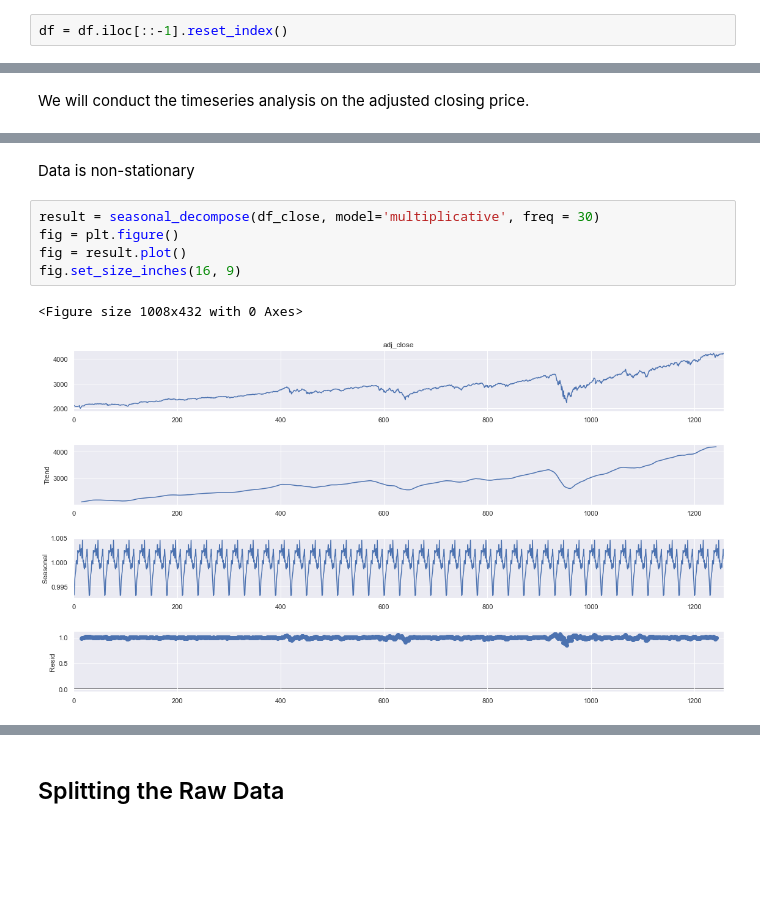
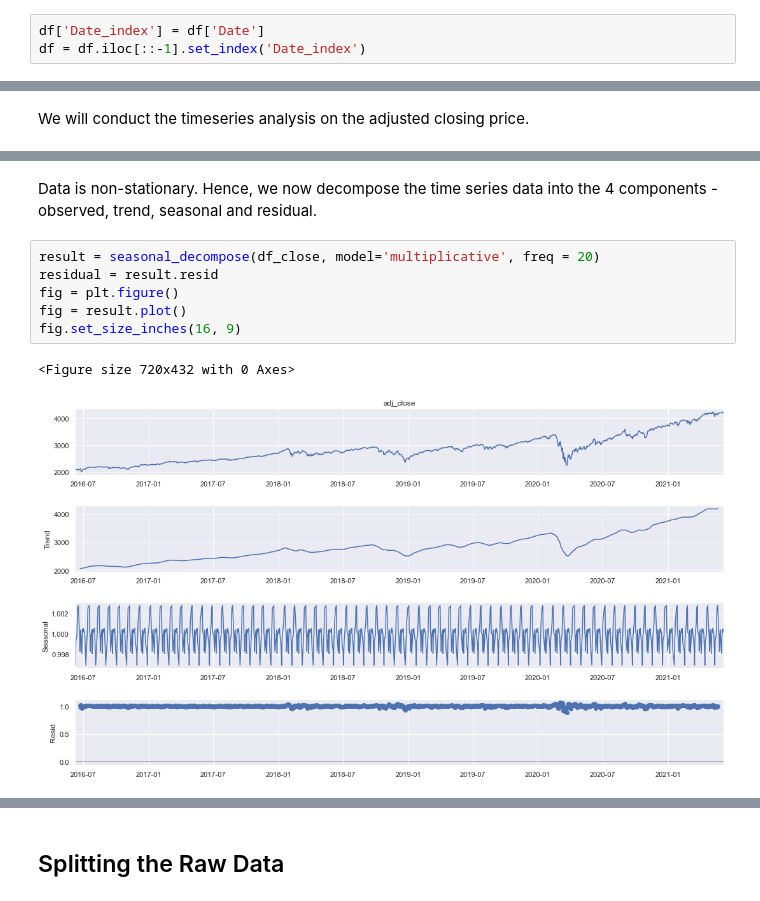
Before and after one commit to edologgerbird/SP500-forecast, a Jupyter notebook: SP500-forecasting.ipynb, the cells around one changed output, grey strips where cells are left out. Drawn from its saved outputs; the diff is of its cells as text; blank space fills up the shorter version.

Commit message:
check seasonality

```diff
--- a/SP500-forecasting.ipynb
+++ b/SP500-forecasting.ipynb
@@ -174,4 +174,5 @@ adj_close
 Volume
 [figure]
 # %%
-df = df.iloc[::-1].reset_index()
+df['Date_index'] = df['Date']
+df = df.iloc[::-1].set_index('Date_index')
@@ -260,13 +277,14 @@ critical value (1%)              -3.435601
 critical value (5%)              -2.863859
 critical value (10%)             -2.568004
 dtype: float64
-# %% [markdown]
-Data is non-stationary
+# %% [markdown]
+Data is non-stationary. Hence, we now decompose the time series data into the 4 components - observed, trend, seasonal and residual.
 # %%
-result = seasonal_decompose(df_close, model='multiplicative', freq = 30)
+result = seasonal_decompose(df_close, model='multiplicative', freq = 20)
+residual = result.resid
 fig = plt.figure()
 fig = result.plot()
 fig.set_size_inches(16, 9)
 # %% [output]
-<Figure size 1008x432 with 0 Axes>
+<Figure size 720x432 with 0 Axes>
-[figure, old version]
+[figure, new version]
```
Also changed, not shown: parts of 7 cells of this notebook, 1 other file.
